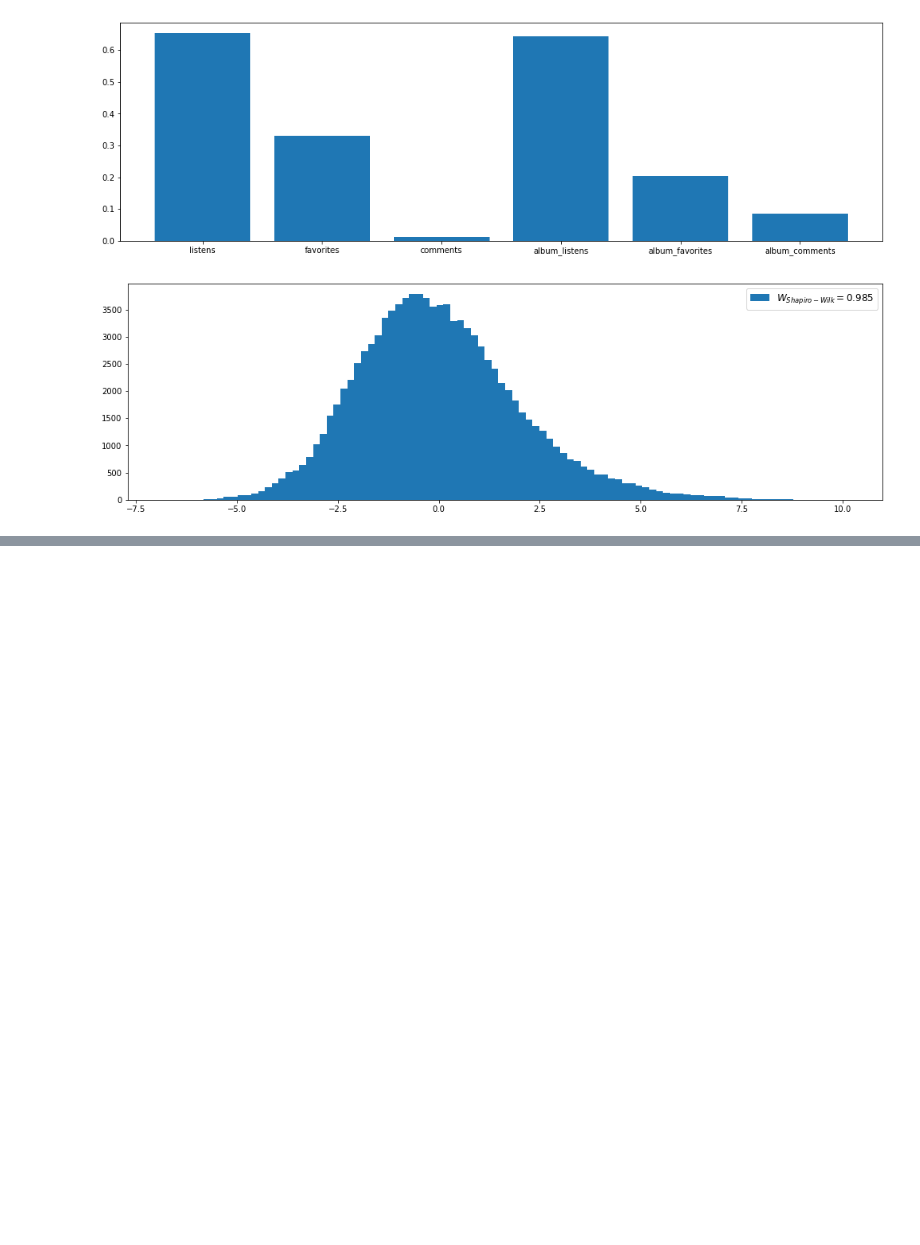
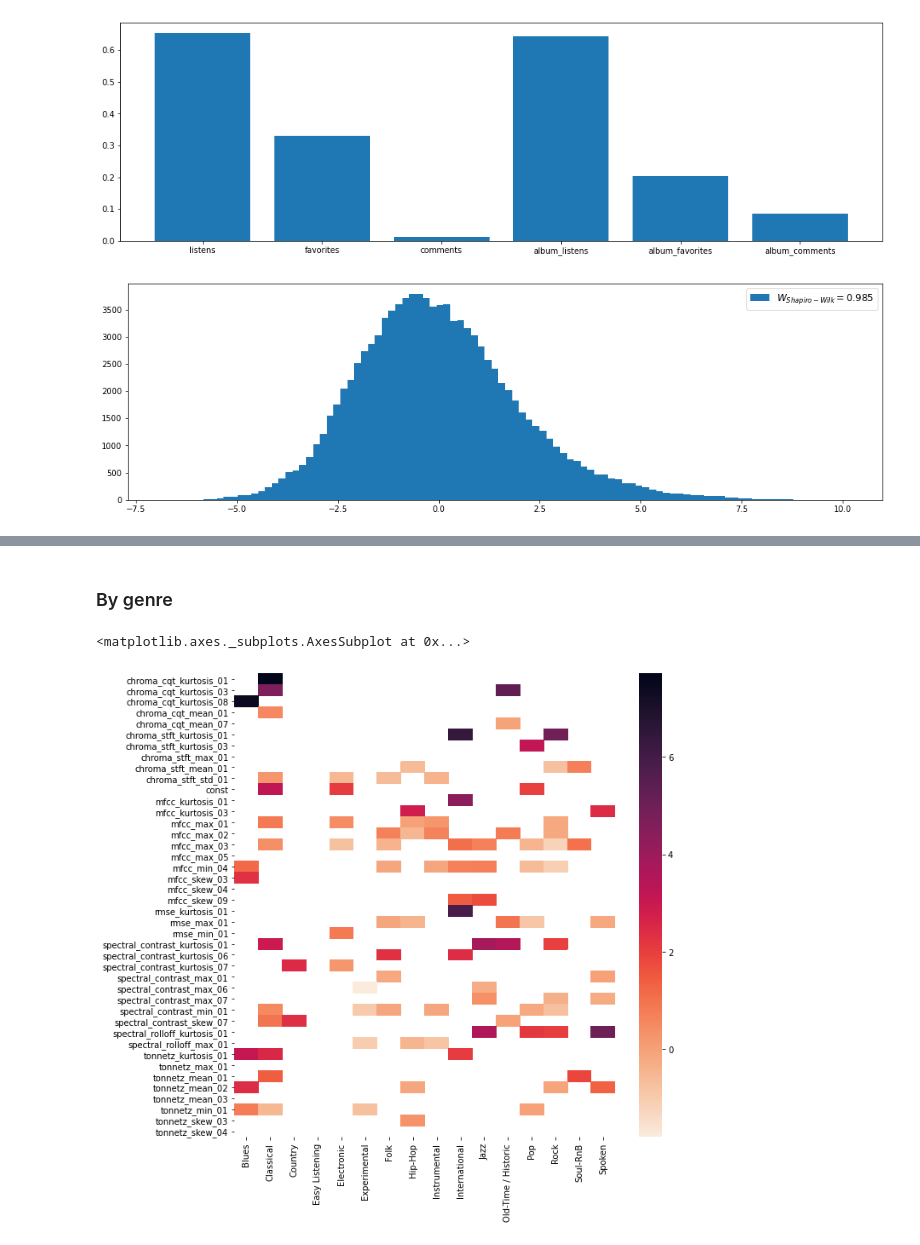
Before and after one commit to Glorf/DH-401, a Jupyter notebook: milestone3.ipynb, the cells around one changed output, grey strips where cells are left out. Cells and saved outputs as stored; diff of their text form; code cells hidden in the pictures; blank space fills up the shorter version.

```diff
--- a/milestone3.ipynb
+++ b/milestone3.ipynb
@@ -183,0 +622,39 @@ pop_df.sample(3)
+# %% [markdown]
+### By genre
+# %%
+X = df_selected_features_normalized
+genres = tracks["track"].groupby('genre_top').count()['number'].index.tolist()
+# %%
+def find_predictors(genre, p_val):
+    X = df_selected_features_normalized[tracks["track"]['genre_top'] == genre]
+    y =  pop_df["pop_score"][tracks['track']['genre_top'] == genre]
+
+    X = sm.add_constant(X)
+    model = sm.OLS(y,X)
+    results = model.fit()
+    coeffs_results = results.params
+    pvalues_results = results.pvalues
+    if len(coeffs_results.index) > len(selected_features) :
+        coeffs_results.index = ['const'] + selected_features
+        pvalues_results.index = ['const'] + selected_features
+    else :
+        coeffs_results.index = selected_features
+        pvalues_results.index = selected_features
+    return coeffs_results[pvalues_results < p_val].sort_values()
+# %%
+preds = [{g : find_predictors(g, 0.05).to_dict()} for g in genres]
+# %%
+df_merged = pd.DataFrame()
+for p in preds:
+    df_merged = df_merged.merge(pd.DataFrame(p), left_index=True, right_index=True, how='outer')
+# %%
+import seaborn as sns;
+
+# Effect of positive coeffs
+df_merged_pos = df_merged[df_merged>0]
+
+fig, ax = plt.subplots(figsize=(10,10))
+sns.heatmap(np.log(df_merged_pos), cmap=sns.cm.rocket_r, ax=ax)
+# %% [output]
+<matplotlib.axes._subplots.AxesSubplot at 0x...>
+[figure, added]
```
Also changed, not shown: parts of 24 cells of this notebook.
